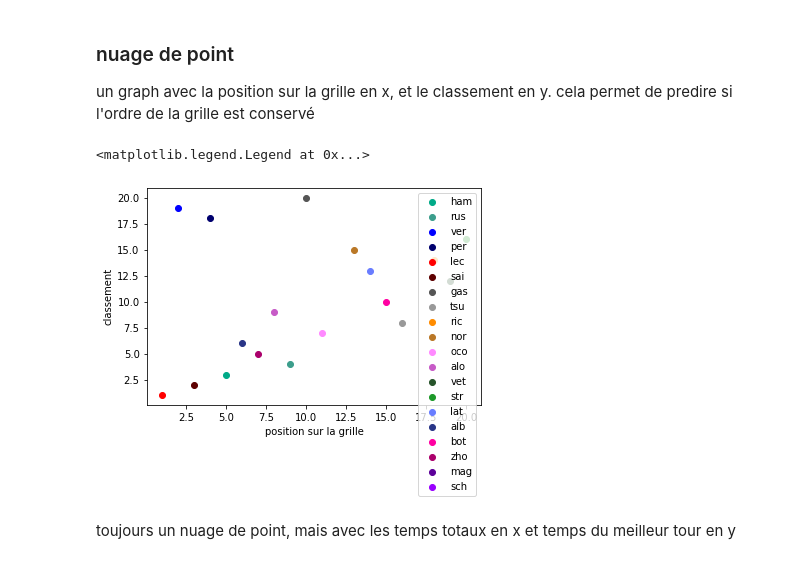
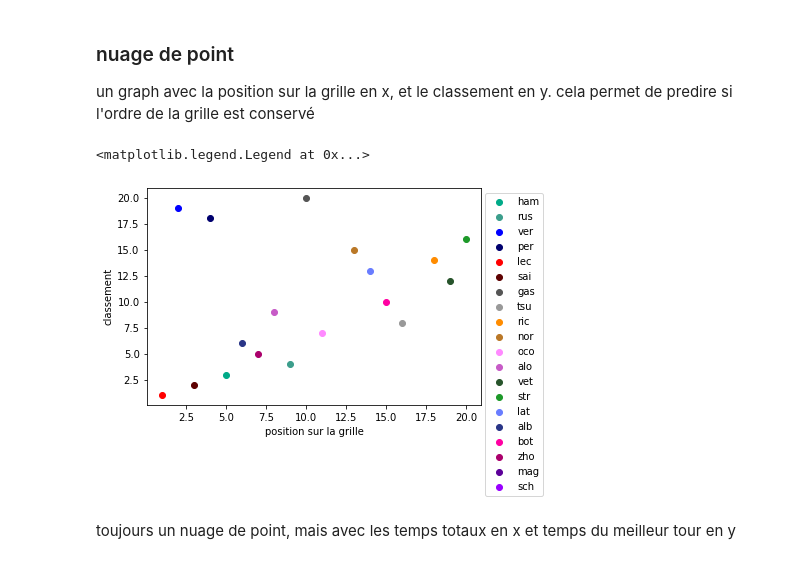
Before and after one commit to shayanekat/FormulaOne, a Jupyter notebook: analyse.ipynb, the cells around one changed output. Cells and saved outputs as stored; diff of their text form; code cells hidden in the pictures.

Commit message:
better legend placement

```diff
--- a/analyse.ipynb
+++ b/analyse.ipynb
@@ -99,12 +99,12 @@ un graph avec la position sur la grille en x, et le classement en y. cela permet
 # %%
 for pilot in order:
     plt.scatter(data_grid[pilot], data_result[pilot], color=colors[pilot], label=pilot)
 plt.xlabel("position sur la grille")
 plt.ylabel("classement")
-plt.legend()
+plt.legend(loc="upper right", bbox_to_anchor=(1.2, 1))
 # %% [output]
 <matplotlib.legend.Legend at 0x...>
-[figure, old version]
+[figure, new version]
 # %% [markdown]
 toujours un nuage de point, mais avec les temps totaux en x et temps du meilleur tour en y
 # %%
```
Also changed, not shown: parts of 1 cell of this notebook.
